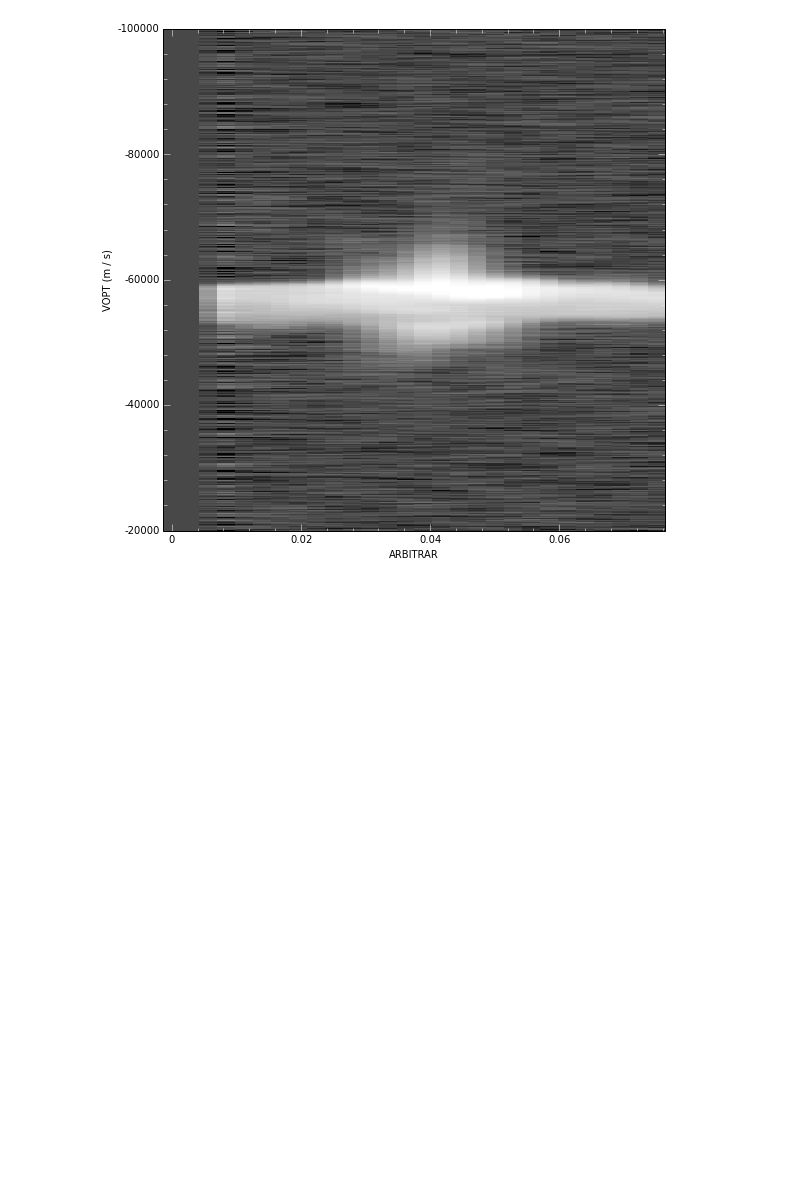
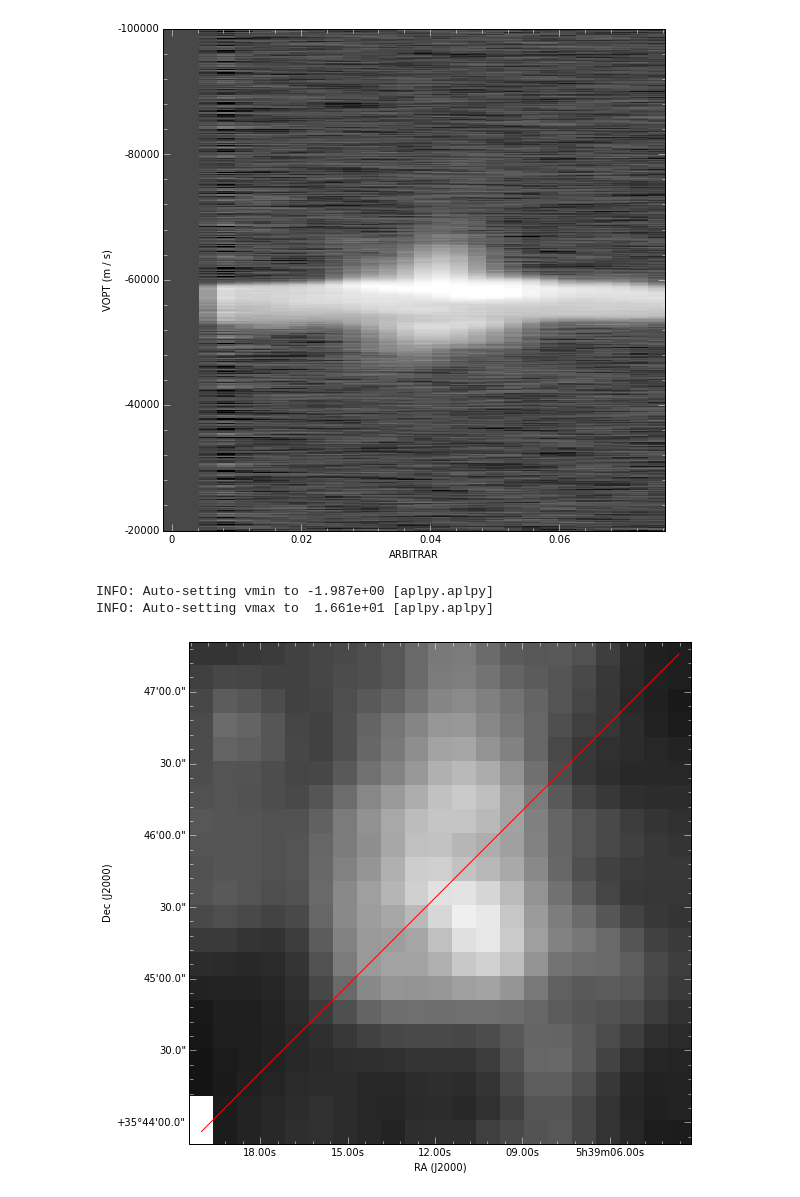
Before and after one commit to radio-astro-tools/pvextractor, a Jupyter notebook: examples/IRAS 05358 Slicing.ipynb, the cells around one changed output. Cells and saved outputs as stored; diff of their text form; code cells hidden in the pictures; blank space fills up the shorter version.

Commit message:
updated example with the slice shown

```diff
--- a/examples/IRAS 05358 Slicing.ipynb
+++ b/examples/IRAS 05358 Slicing.ipynb
@@ -37,3 +35,6 @@ pv,npts = pvdiagram(data, endpoints=[(0,0),(20,20)])
+# %%
+endpoints = [(0,0),(20,20)]
+pv,npts = pvdiagram(data, endpoints=endpoints)
 # %%
 pv.shape
 # %% [output]
@@ -50,3 +53,14 @@ INFO: Auto-setting vmin to -7.790e-01 [aplpy.aplpy]
 INFO: Auto-setting vmax to  1.553e+01 [aplpy.aplpy]
 WARNING: RuntimeWarning: underflow encountered in multiply [pyfits.core]
 [figure]
+# %%
+# a hacktacular way to overplot a line on the "flat" image
+endpoints_wcs = F._wcs.wcs_pix2world([[x,y,0] for x,y in endpoints], 0)
+# %%
+F = aplpy.FITSFigure(fitsfile,slices=[500])
+F.show_grayscale()
+F.show_lines([endpoints_wcs[:,:2].T],color='r')
+# %% [output]
+INFO: Auto-setting vmin to -1.987e+00 [aplpy.aplpy]
+INFO: Auto-setting vmax to  1.661e+01 [aplpy.aplpy]
+[figure, added]
```
Also changed, not shown: parts of 2 cells of this notebook.
